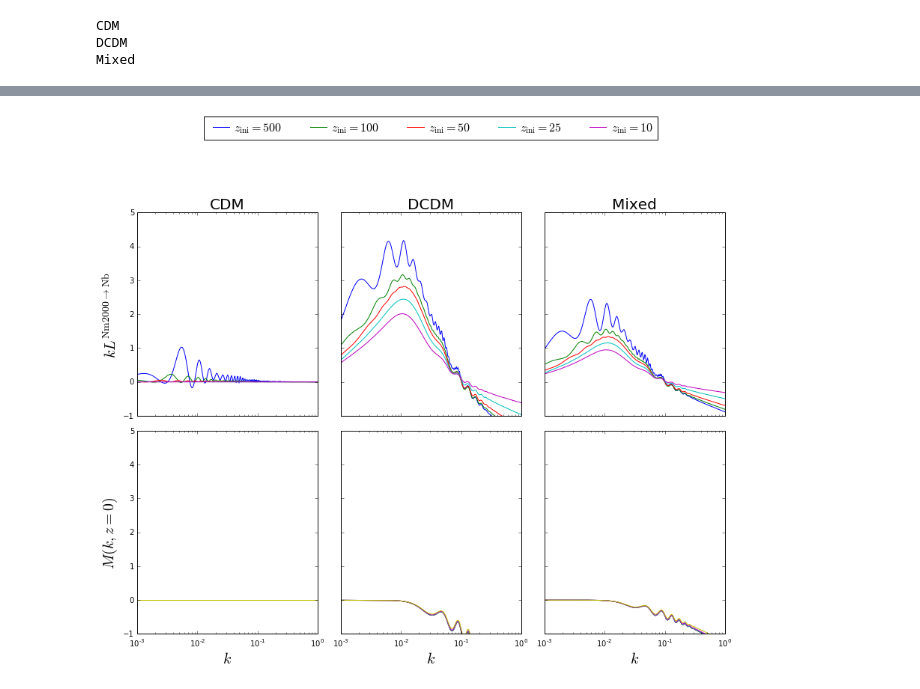
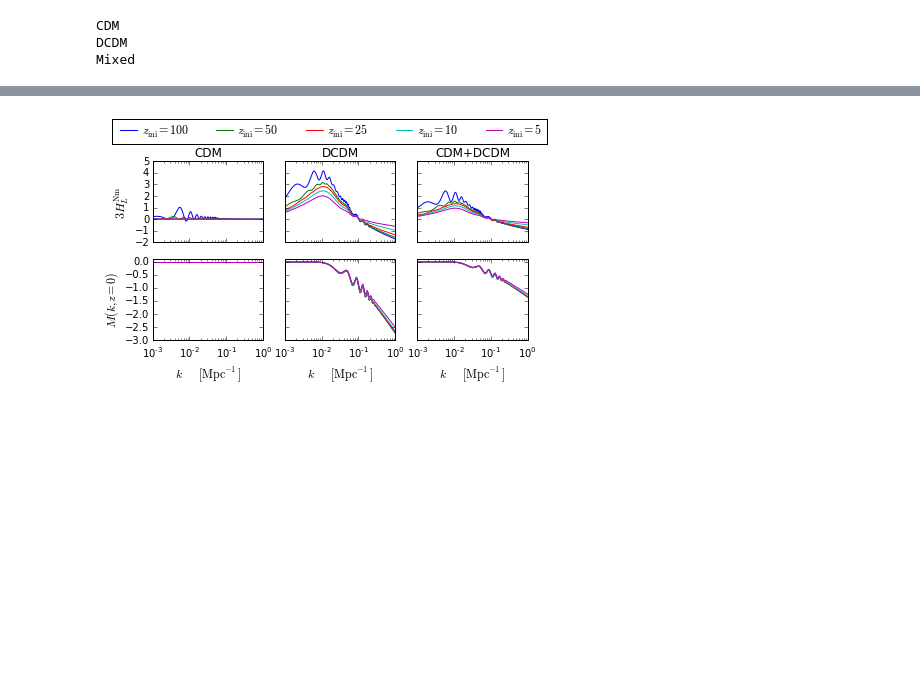
Before and after one commit to ThomasTram/CLASSmods, a Jupyter notebook: NewBackscalingPlots.ipynb, the cells around one changed output, grey strips where cells are left out. Drawn from its saved outputs; the diff is of its cells as text; code cells hidden in the pictures; blank space fills up the shorter version.

```diff
--- a/NewBackscalingPlots.ipynb
+++ b/NewBackscalingPlots.ipynb
@@ -5,6 +5,18 @@ import matplotlib.pyplot as plt
 import numpy as np
 from classy import Class
 from scipy import interpolate
+# %%
+figwidth1 = 4.4 #=0.7*6.3
+figwidth2 = 6.3
+figwidth15 = 0.5*(figwidth1+figwidth2)
+ratio = 8.3/11.7
+figheight1 = figwidth1*ratio
+figheight2 = figwidth2*ratio
+figheight15 = figwidth15*ratio
+
+lw=2
+fs=12
+labelfs=16
 # %%
 models = ['CDM','DCDM','Mixed']
 ratios_cdm = {'CDM':1.,'DCDM':0.,'Mixed':0.5}
@@ -44,11 +56,13 @@ for M in models:
            'Omega_cdm':0.24*ratios_cdm[M]+1e-6,
            'Omega_dcdmdr':0.24*(1-ratios_cdm[M]),
            'Gamma_dcdm':Gamma_dcdm,
-                  'background_verbose':3
+                  'background_verbose':3,
 #           'N_ur':0.0,
 #           'YHe':0.25,
 #           'Omega_b':0.05,
 #           'Omega_cdm':0.95
+                  'start_sources_at_tau_c_over_tau_h':0.004,
+                  'start_small_k_at_tau_c_over_tau_h':0.000015
             })
 #for key, val in cosmo.pars.iteritems():
 #    print key,' = ',val
@@ -339,7 +499,7 @@ Gamma_dcdm = 6.
 #z_pk = [200.0,100.0,75.0,50.0,10.0,5.0,0.0]
 z_pk = [100.0,10.0,5.0,3.0,1.0,0.5,0.0]
 k_out = [0.00001,0.0001, 0.001, 0.01,.1]
-z_init_vec = [500.,100.,50.,25.0,10.0,5.0]
+z_init_vec = [100.,50.,25.0,10.0,5.0]
 cosmo2 = {}
 allmodels = [M+'-'+"{:d}".format(nn) for M in models for nn in range(len(z_init_vec))]
 for M in allmodels:
@@ -404,32 +561,37 @@ Mixed-5 5.0
 # %%
 kvec = np.logspace(-5,1,300)
 yls = {'CDM':[-1,3],'DCDM':[-4000,1e4],'Mixed':[-30,200]}
-f, axes = plt.subplots(2,3,sharex=True,sharey='row',figsize=(12,9))
+f, axes = plt.subplots(2,3,sharex=True,sharey='row',figsize=(figwidth2,0.8*figheight2))
 for j,M in enumerate(models):
     for idx, z in enumerate(z_init_vec):
         mod = M+'-'+str(idx)
         tr = cosmo2[mod].get_transfer(0.)
         k = tr['k (h/Mpc)']*cosmo2[mod].h()
         L = tr['L']
         massfunction = tr['L_prime']
-        if z<400:
-            p = axes[0,j].semilogx(k,k*L)
+        axes[0,j].semilogx(k,k*L)
         axes[-1,j].semilogx(k,massfunction)
-    axes[0,j].set_ylim([-1,5])
-    axes[-1,j].set_ylim([-1,5])
+    #axes[0,j].set_ylim([-1,5])
+    #axes[-1,j].set_ylim([-1,5])
 
-for j in range(2):
-    axes[j,0].set_ylabel(r'$kL^{\mathrm{Nm2000}\rightarrow \mathrm{Nb}}$',fontsize=20)
-axes[-1,0].set_ylabel(r'$M(k,z=0)$',fontsize=20)
+for j in range(1):
+#    axes[j,0].set_ylabel(r'$kL^{\mathrm{Nm2000}\rightarrow \mathrm{Nb}}$',fontsize=20)
+    axes[j,0].set_ylabel(r'$3H_L^{\mathrm{Nm}}$',fontsize=fs)
+axes[-1,0].set_ylabel(r'$M(k,z=0)$',fontsize=fs)
     #axes[1,0].set_ylabel(r'$M(k,z=0)$',fontsize=16)
 for j in range(3):
-    axes[0,j].set_title(models[j],fontsize=20)
-    axes[-1,j].set_xlabel(r'$k$',fontsize=20)
+    if models[j]=='Mixed':
+        axes[0,j].set_title('CDM+DCDM',fontsize=fs)
+    else:
+        axes[0,j].set_title(models[j],fontsize=fs)
+    axes[-1,j].set_xlabel(r'$k\quad [\mathrm{Mpc}^{-1}]$',fontsize=fs)
     axes[-1,j].set_xlim([1e-3,1])
 lgd = axes[0,1].legend(['$z_\mathrm{ini} = '+"{:g}".format(zz)+r'$' for zz in z_init_vec],
-                 fontsize=16,loc='upper center',ncol=len(z_pk),
-                bbox_to_anchor=(0.5, 1.5), handletextpad=0.1)
+                 fontsize=fs,loc='upper center',ncol=len(z_init_vec),
+                bbox_to_anchor=(0.4, 1.6), handletextpad=0.1)
+axes[-1,1].set_ylim([-3,0.1])
 f.tight_layout()
+f.subplots_adjust(wspace=0.2)
 f.savefig('L_and_M_decaying4.pdf',bbox_extra_artists=(lgd,), bbox_inches='tight')
 # %% [output]
-[figure, old version]
+[figure, new version]
```
Also changed, not shown: parts of 13 cells of this notebook, 2 other files.
